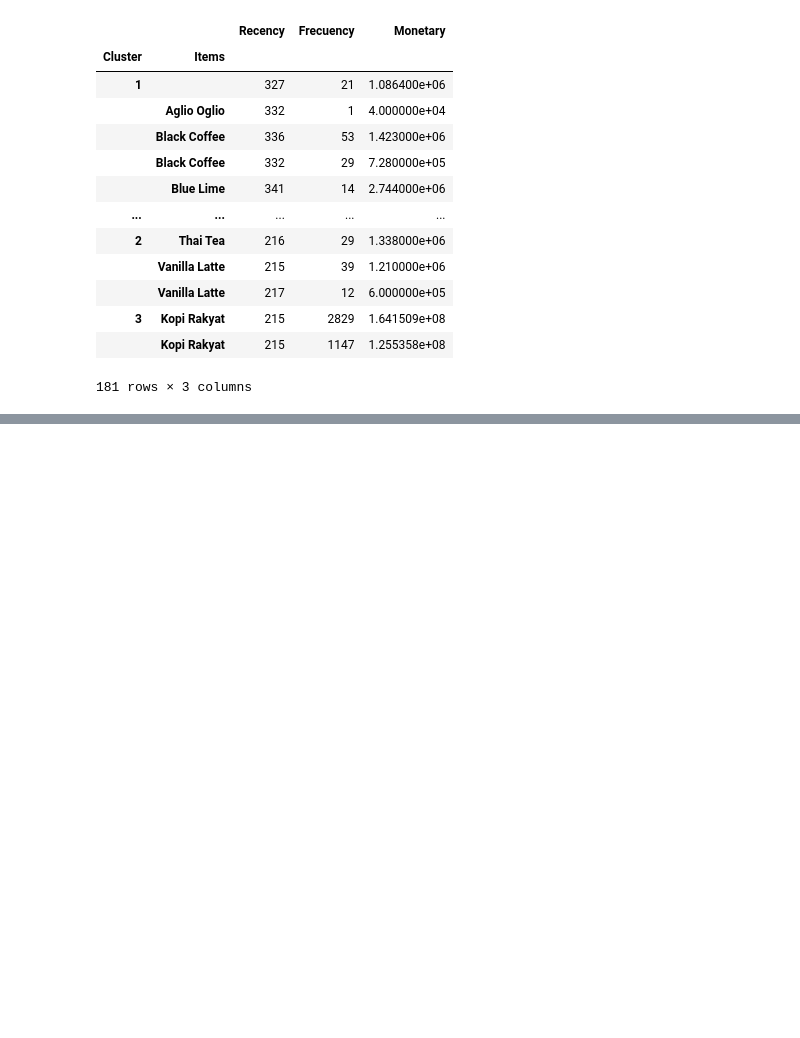
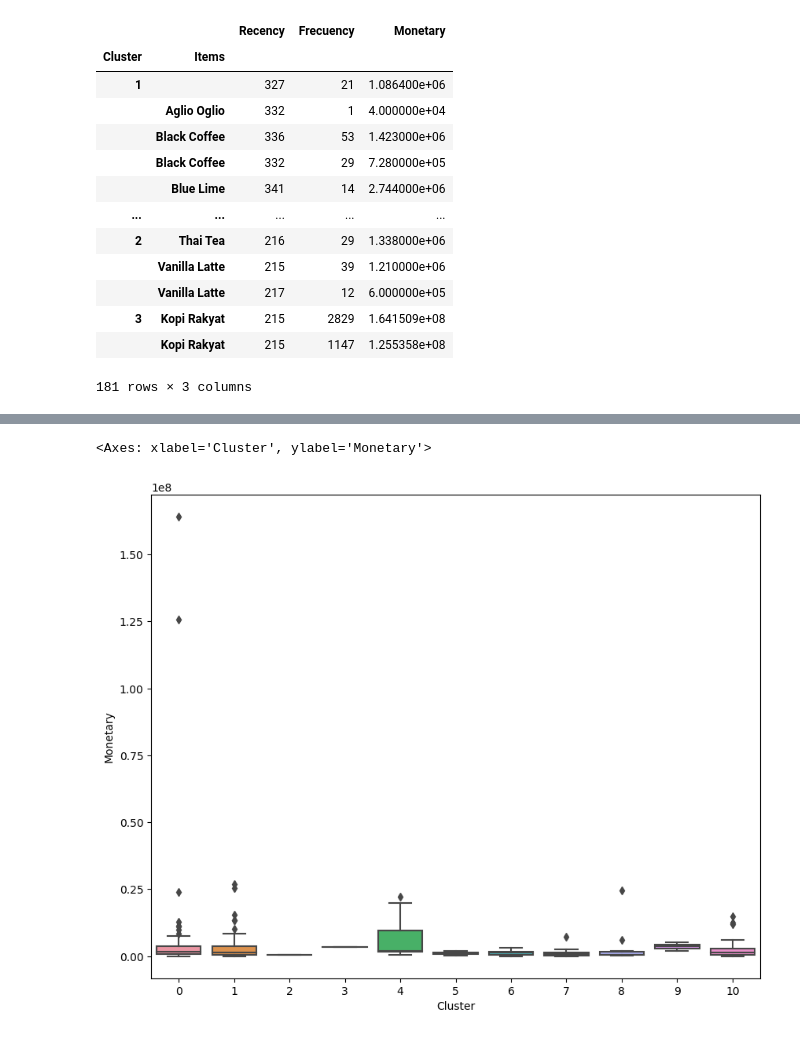
Before and after one commit to TegarMachfuzi/RFMAnalysisPhyton, a Jupyter notebook: RFM.ipynb, the cells around one changed output, grey strips where cells are left out. Drawn from its saved outputs; the diff is of its cells as text; code cells hidden in the pictures; blank space fills up the shorter version.

```diff
--- a/RFM.ipynb
+++ b/RFM.ipynb
@@ -253,3 +264,6 @@ group
 | 3 | Kopi Rakyat | 215 | 2829 | 1.641509e+08 |
 |  | Kopi Rakyat | 215 | 1147 | 1.255358e+08 |
 181 rows × 3 columns
+# %%
+group['Cluster'] = kmeans.labels_
+group.head()
@@ -255,0 +278,5 @@ group
+# %%
+sns.boxplot(x='Cluster', y='Monetary', data=group)
+# %% [output]
+<Axes: xlabel='Cluster', ylabel='Monetary'>
+[figure, added]
```
Also changed, not shown: parts of 4 cells of this notebook.
